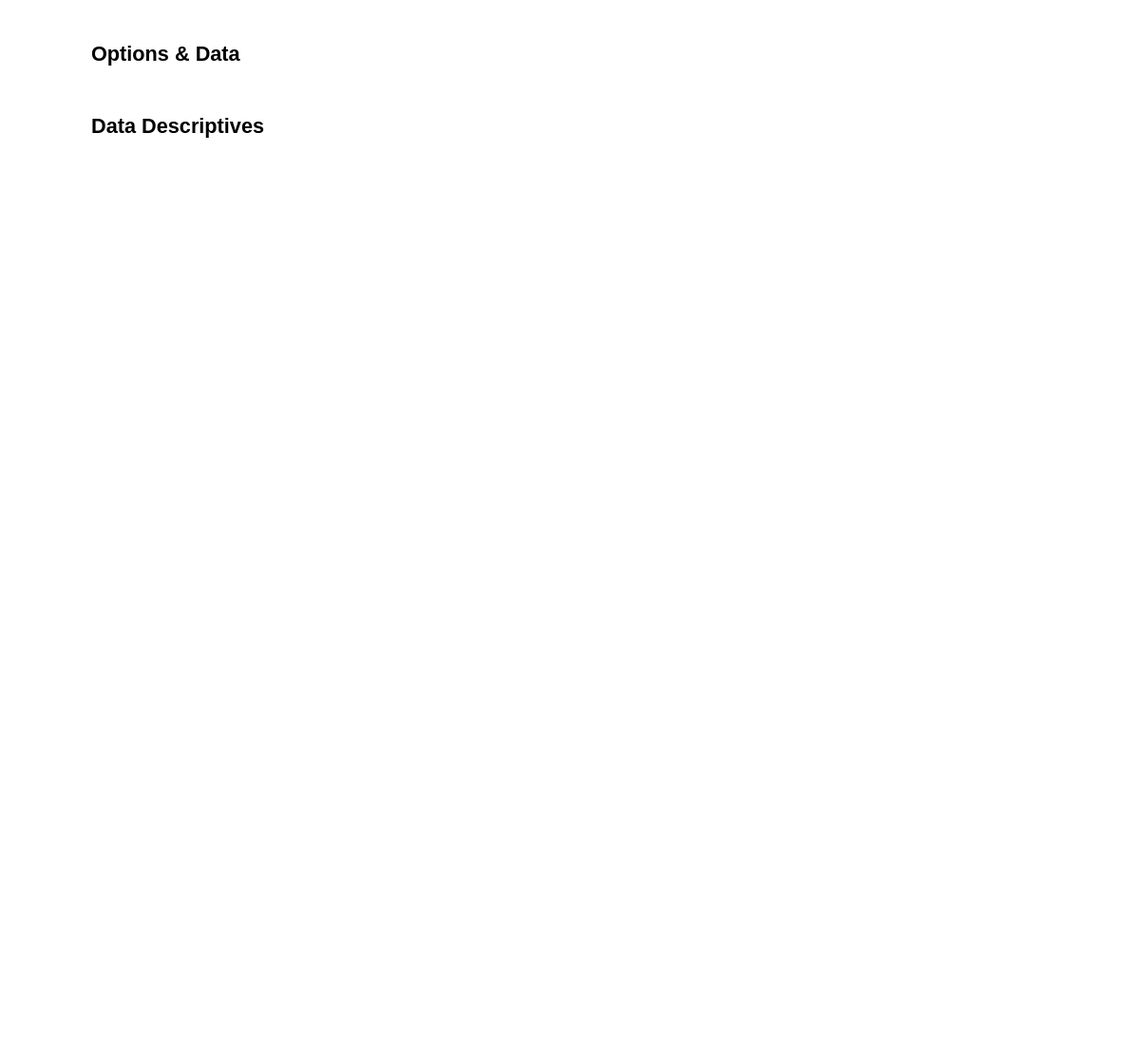
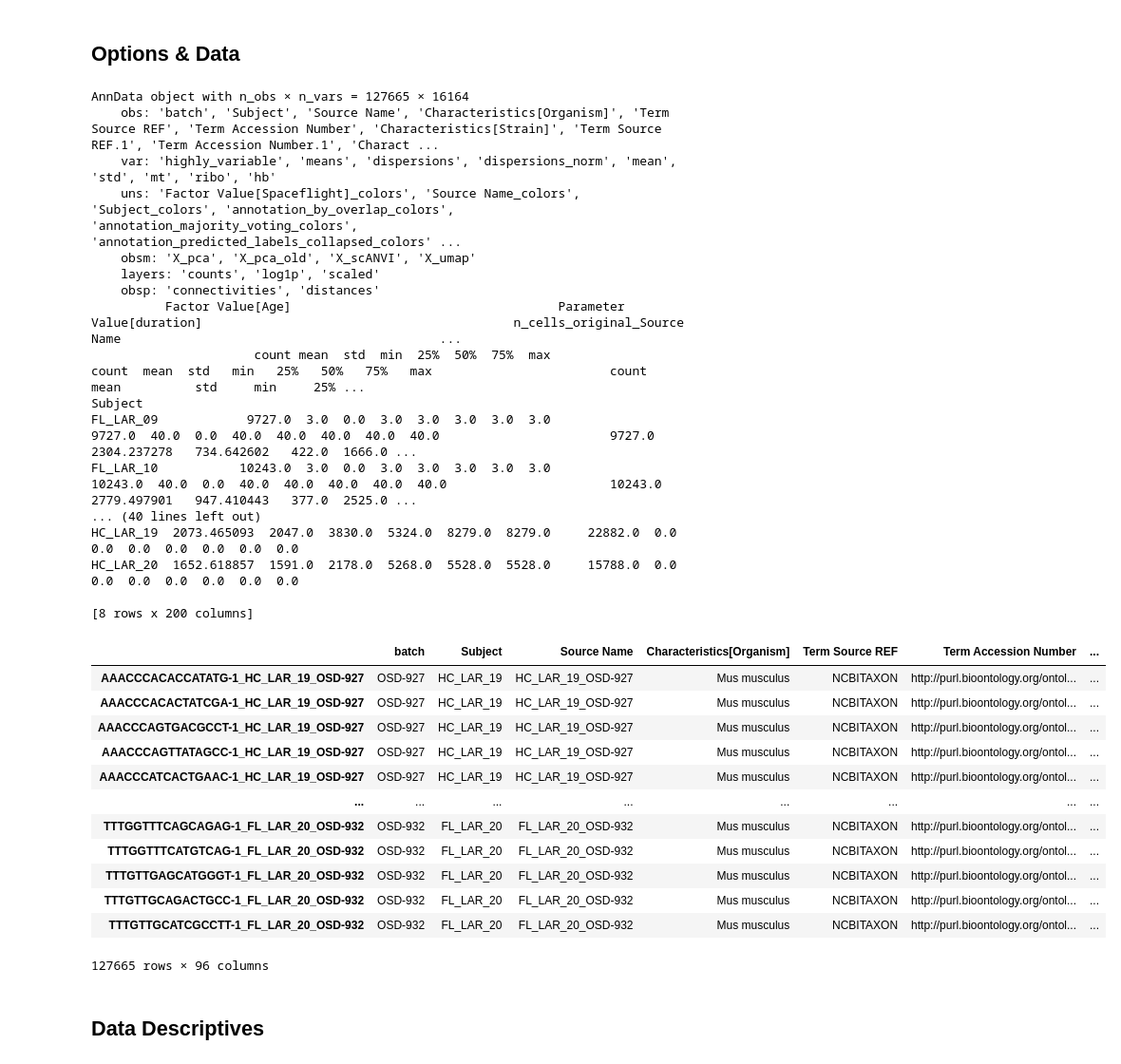
Before and after one commit to OpenScienceDataRepo/Brain_AWG, a Jupyter notebook: Senescence/analyze_senescence_celltype_specific_threshold_927_928_929_930_931_932.ipynb, the cells around one changed output. Shown at 95% size. Saved outputs shown, nothing was run; the diff lists cells and outputs as text; code cells hidden in the pictures; blank space fills up the shorter version.

```diff
--- a/Senescence/analyze_senescence_celltype_specific_threshold_927_928_929_930_931_932.ipynb
+++ b/Senescence/analyze_senescence_celltype_specific_threshold_927_928_929_930_931_932.ipynb
@@ -65,55 +69,98 @@ html_out = os.path.splitext(cur_file)[0] + ".html"
 email = "elizabeth.aslinger@aya.yale.edu"  # set email to None to skip
 
 # Cell Type Label Column
-col_celltype = "annotation_by_overlap"
+col_celltype = "annotation_scanvi"
+# col_celltype = "annotation_by_overlap"
 # col_celltype = "annotation_predicted_labels_collapsed"
+cols_cct = ["annotation_scanvi", "annotation_predicted_labels_collapsed"]
+# cols_cct = ["annotation_by_overlap", "annotation_scanvi"]
 # use_hierarchy = False
 
 # Metadata Information
 species = "Mouse"
-col_sample, col_batch = "Subject", "Group"
-col_age = "Age"
+col_sample, col_batch = "Subject", "Batch"
+col_subject = "Subject"
+col_cellsort = "CellSort"
+# col_region = "Age"
+col_region = "Region"
 col_condition = "Condition"
-group_order = ["Ground Control | 3 Weeks", "Ground Control | 8 Weeks",
-               "Space Flight | 3 Weeks", "Space Flight | 8 Weeks"]
+group_order = ["Ground Control | Hippocampus", "Space Flight | Hippocampus",
+               "Ground Control | Cerebellum", "Space Flight | Cerebellum",
+               "Ground Control | Forebrain", "Space Flight | Forebrain"]
 keys = {col_condition: dict(key_control="Ground Control",
                             key_treatment="Space Flight"),
-        col_age: dict(key_control="3 Weeks",
-                      key_treatment="8 Weeks"),
+        col_region: dict(key_control="Cerebellum",
+                         key_treatment="Hippocampus"),
+        # col_age: dict(key_control="3 Weeks",
+        #               key_treatment="8 Weeks"),
         col_batch: dict(key_control=group_order[0],
                         key_treatment=group_order[1:])}
 palette = {col_condition: {keys[col_condition]["key_control"]: "b",
                            keys[col_condition]["key_treatment"]: "r"},
-           col_age: {keys[col_age]["key_control"]: "g",
-                     keys[col_age]["key_treatment"]: "y"},
+           col_region: {keys[col_region]["key_control"]: "g",
+                        keys[col_region]["key_treatment"]: "y"},
+        #    col_age: {keys[col_region]["key_control"]: "g",
+        #              keys[col_region]["key_treatment"]: "y"},
            col_batch: dict(zip(group_order, ["c", "b", "tab:pink", "r"]))}
 
 # Scoring Metrics
-sen_metrics = ["senmayo"]
+sen_metrics = ["senmayo", "markers"]
 # sen_metrics = ["senepy", "senmayo"]
-use_metric = "senmayo"
+# use_metric = "senmayo"
+use_metric = "markers"
 percentile = 2
 
 # File Input & Output
 file_path = f"data/{'_'.join(batches)}_integrated.h5ad"
 file_path_new = os.path.splitext(file_path)[0] + "_analyzed.h5ad"
 
 # Load Data
 self = scflow.Rna(file_path, col_sample=col_sample, col_batch=col_batch,
                   col_celltype=col_celltype)  # data
 self.rna.obs.loc[:, col_batch] = self.rna.obs[col_batch].astype(
     pd.CategoricalDtype(categories=group_order, ordered=True))
-self.rna = self.rna[:, self.rna.var.mt == False]  # snRNA-seq so remove MT-
-self.rna = self.rna[:, self.rna.var.ribo == False]  # snRNA-seq so remove RB-
+# self.rna = self.rna[:, self.rna.var.mt == False]  # snRNA-seq so remove MT
+# self.rna = self.rna[:, self.rna.var.ribo == False]  # snRNA-seq so remove RB
 self.rna.obs.loc[:, "Spaceflight"] = (self.rna.obs[col_condition] == keys[
     col_condition]["key_treatment"]).astype(int)  # 1 vs. 0 spaceflight
 self.rna.X = self.rna.layers["log1p"].copy()
 self.rna.raw = None
 
 # Display Object
 print(self.rna)
 print(self.rna.obs.groupby(col_sample).describe())
 self.rna.obs
+# %% [output]
+AnnData object with n_obs × n_vars = 127665 × 16164
+    obs: 'batch', 'Subject', 'Source Name', 'Characteristics[Organism]', 'Term Source REF', 'Term Accession Number', 'Characteristics[Strain]', 'Term Source REF.1', 'Term Accession Number.1', 'Charact ...
+    var: 'highly_variable', 'means', 'dispersions', 'dispersions_norm', 'mean', 'std', 'mt', 'ribo', 'hb'
+    uns: 'Factor Value[Spaceflight]_colors', 'Source Name_colors', 'Subject_colors', 'annotation_by_overlap_colors', 'annotation_majority_voting_colors', 'annotation_predicted_labels_collapsed_colors' ...
+    obsm: 'X_pca', 'X_pca_old', 'X_scANVI', 'X_umap'
+    layers: 'counts', 'log1p', 'scaled'
+    obsp: 'connectivities', 'distances'
+          Factor Value[Age]                                    Parameter Value[duration]                                          n_cells_original_Source Name                                           ...
+                      count mean  std  min  25%  50%  75%  max                     count  mean  std   min   25%   50%   75%   max                        count         mean          std     min     25% ...
+Subject
+FL_LAR_09            9727.0  3.0  0.0  3.0  3.0  3.0  3.0  3.0                    9727.0  40.0  0.0  40.0  40.0  40.0  40.0  40.0                       9727.0  2304.237278   734.642602   422.0  1666.0 ...
+FL_LAR_10           10243.0  3.0  0.0  3.0  3.0  3.0  3.0  3.0                   10243.0  40.0  0.0  40.0  40.0  40.0  40.0  40.0                      10243.0  2779.497901   947.410443   377.0  2525.0 ...
+... (40 lines left out)
+HC_LAR_19  2073.465093  2047.0  3830.0  5324.0  8279.0  8279.0     22882.0  0.0  0.0  0.0  0.0  0.0  0.0  0.0
+HC_LAR_20  1652.618857  1591.0  2178.0  5268.0  5528.0  5528.0     15788.0  0.0  0.0  0.0  0.0  0.0  0.0  0.0
+
+[8 rows x 200 columns]
+|  | batch | Subject | Source Name | Characteristics[Organism] | Term Source REF | Term Accession Number | ... |
+| AAACCCACACCATATG-1_HC_LAR_19_OSD-927 | OSD-927 | HC_LAR_19 | HC_LAR_19_OSD-927 | Mus musculus | NCBITAXON | http://purl.bioontology.org/ontol... | ... |
+| AAACCCACACTATCGA-1_HC_LAR_19_OSD-927 | OSD-927 | HC_LAR_19 | HC_LAR_19_OSD-927 | Mus musculus | NCBITAXON | http://purl.bioontology.org/ontol... | ... |
+| AAACCCAGTGACGCCT-1_HC_LAR_19_OSD-927 | OSD-927 | HC_LAR_19 | HC_LAR_19_OSD-927 | Mus musculus | NCBITAXON | http://purl.bioontology.org/ontol... | ... |
+| AAACCCAGTTATAGCC-1_HC_LAR_19_OSD-927 | OSD-927 | HC_LAR_19 | HC_LAR_19_OSD-927 | Mus musculus | NCBITAXON | http://purl.bioontology.org/ontol... | ... |
+| AAACCCATCACTGAAC-1_HC_LAR_19_OSD-927 | OSD-927 | HC_LAR_19 | HC_LAR_19_OSD-927 | Mus musculus | NCBITAXON | http://purl.bioontology.org/ontol... | ... |
+| ... | ... | ... | ... | ... | ... | ... | ... |
+| TTTGGTTTCAGCAGAG-1_FL_LAR_20_OSD-932 | OSD-932 | FL_LAR_20 | FL_LAR_20_OSD-932 | Mus musculus | NCBITAXON | http://purl.bioontology.org/ontol... | ... |
+| TTTGGTTTCATGTCAG-1_FL_LAR_20_OSD-932 | OSD-932 | FL_LAR_20 | FL_LAR_20_OSD-932 | Mus musculus | NCBITAXON | http://purl.bioontology.org/ontol... | ... |
+| TTTGTTGAGCATGGGT-1_FL_LAR_20_OSD-932 | OSD-932 | FL_LAR_20 | FL_LAR_20_OSD-932 | Mus musculus | NCBITAXON | http://purl.bioontology.org/ontol... | ... |
+| TTTGTTGCAGACTGCC-1_FL_LAR_20_OSD-932 | OSD-932 | FL_LAR_20 | FL_LAR_20_OSD-932 | Mus musculus | NCBITAXON | http://purl.bioontology.org/ontol... | ... |
+| TTTGTTGCATCGCCTT-1_FL_LAR_20_OSD-932 | OSD-932 | FL_LAR_20 | FL_LAR_20_OSD-932 | Mus musculus | NCBITAXON | http://purl.bioontology.org/ontol... | ... |
+127665 rows × 96 columns
 # %% [markdown]
 ## Data Descriptives
 # %%
```
Also changed, not shown: parts of 36 cells of this notebook, 3 other files.
